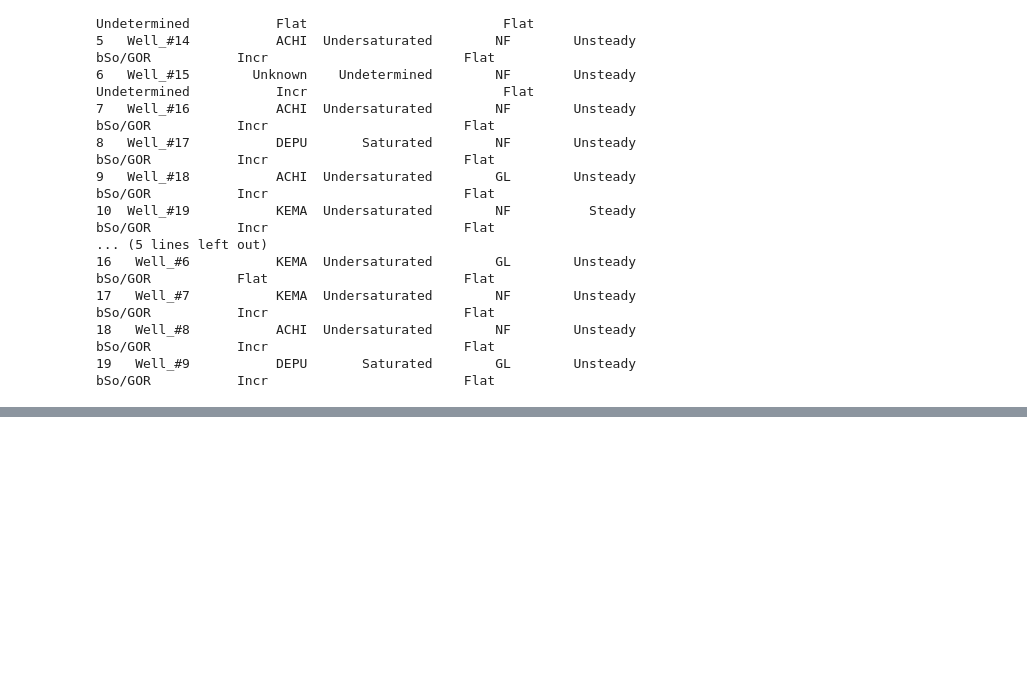
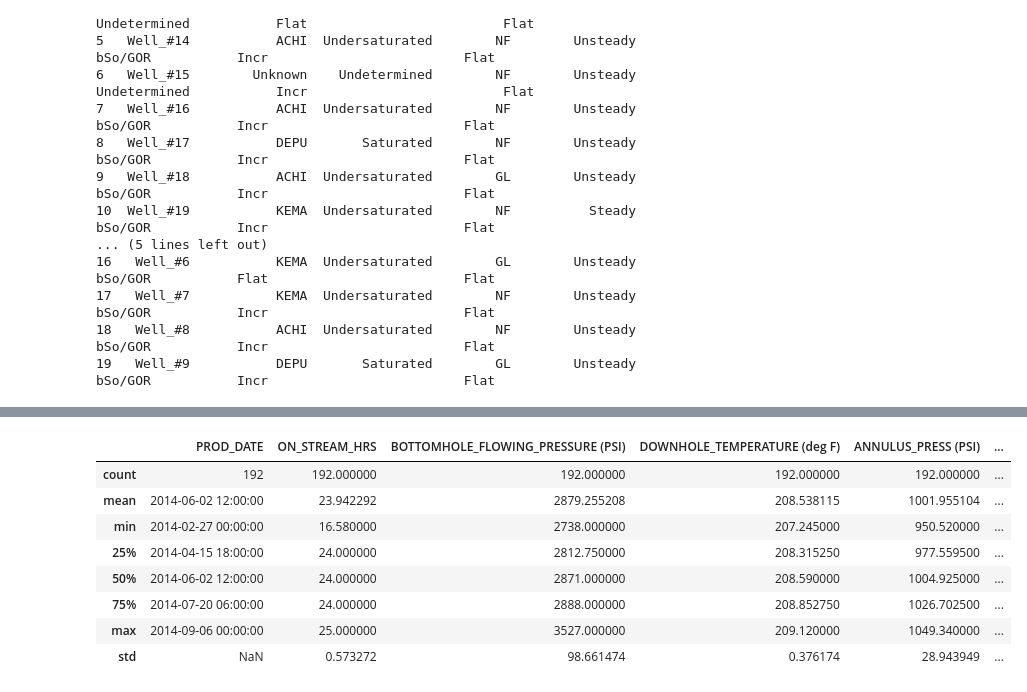
Before and after one commit to Connected-Peter/SPE_DSEAT_2025_GTF, a Jupyter notebook: GTF_DSEATS_Africa_2025_Well_Classification_Model.ipynb, the cells around one changed output, grey strips where cells are left out. Cells and saved outputs as stored; diff of their text form; code cells hidden in the pictures; blank space fills up the shorter version.

```diff
--- a/GTF_DSEATS_Africa_2025_Well_Classification_Model.ipynb
+++ b/GTF_DSEATS_Africa_2025_Well_Classification_Model.ipynb
@@ -778,0 +778,3 @@ Machine learning model saved as 'multi_output_well_classifier_model.pkl'
+# %%
+well1 = well_df[well_df["WELL_NAME"] == "Well_#1"]
+well1.head()
@@ -778,0 +788,12 @@ Machine learning model saved as 'multi_output_well_classifier_model.pkl'
+# %%
+well1.describe()
+# %% [output]
+|  | PROD_DATE | ON_STREAM_HRS | BOTTOMHOLE_FLOWING_PRESSURE (PSI) | DOWNHOLE_TEMPERATURE (deg F) | ANNULUS_PRESS (PSI) | ... |
+| count | 192 | 192.000000 | 192.000000 | 192.000000 | 192.000000 | ... |
+| mean | 2014-06-02 12:00:00 | 23.942292 | 2879.255208 | 208.538115 | 1001.955104 | ... |
+| min | 2014-02-27 00:00:00 | 16.580000 | 2738.000000 | 207.245000 | 950.520000 | ... |
+| 25% | 2014-04-15 18:00:00 | 24.000000 | 2812.750000 | 208.315250 | 977.559500 | ... |
+| 50% | 2014-06-02 12:00:00 | 24.000000 | 2871.000000 | 208.590000 | 1004.925000 | ... |
+| 75% | 2014-07-20 06:00:00 | 24.000000 | 2888.000000 | 208.852750 | 1026.702500 | ... |
+| max | 2014-09-06 00:00:00 | 25.000000 | 3527.000000 | 209.120000 | 1049.340000 | ... |
+| std | NaN | 0.573272 | 98.661474 | 0.376174 | 28.943949 | ... |
```
Also changed, not shown: parts of 9 cells of this notebook, 1 other file.
